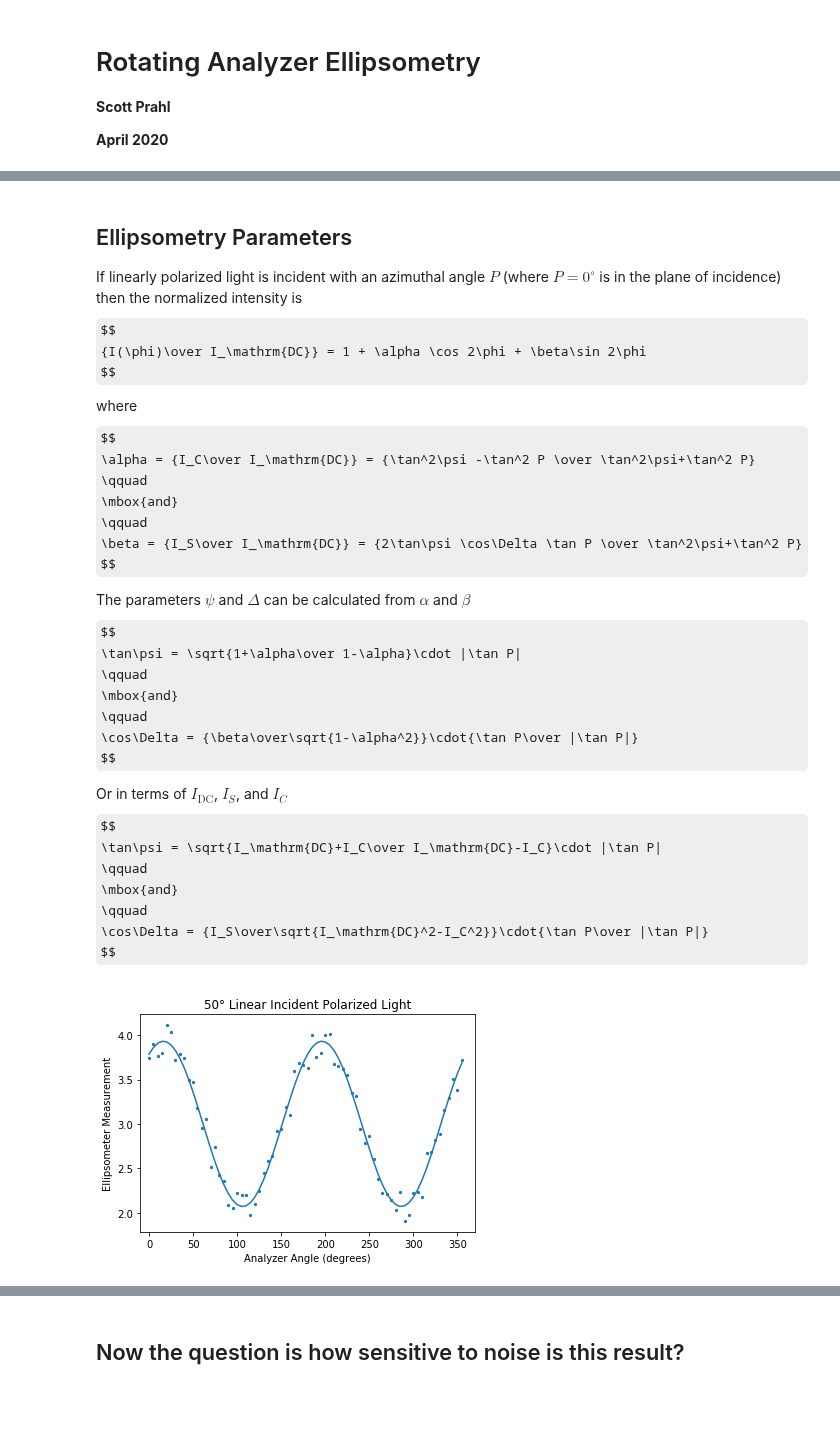
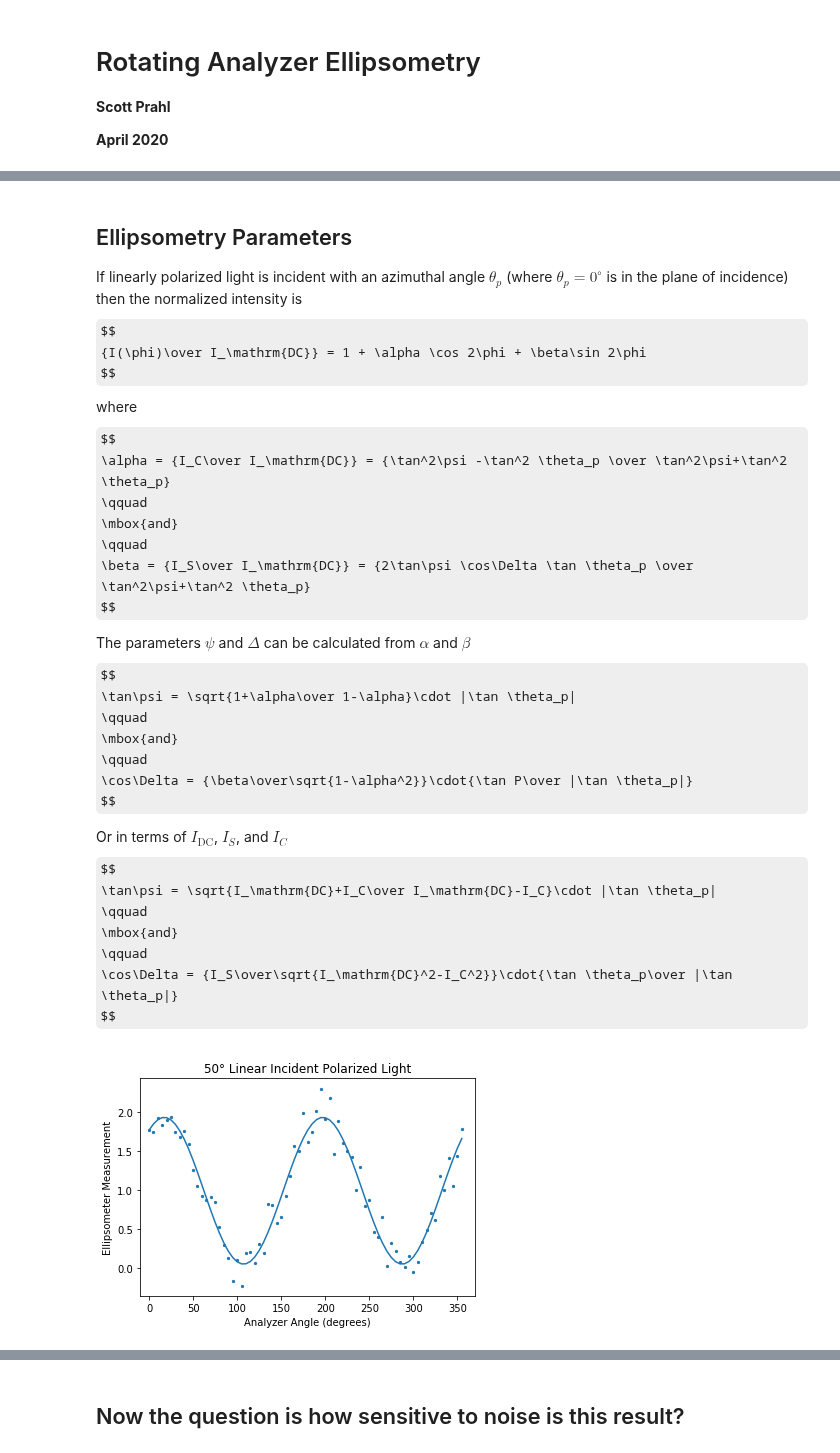
Before and after one commit to scottprahl/pypolar, a Jupyter notebook: docs/10c-Ellipsometry.ipynb, the cells around one changed output, grey strips where cells are left out. Drawn from its saved outputs; the diff is of its cells as text; code cells hidden in the pictures; some formulas as TeX source; blank space fills up the shorter version.

```diff
--- a/docs/10c-Ellipsometry.ipynb
+++ b/docs/10c-Ellipsometry.ipynb
@@ -114,62 +122,60 @@ I_C  expected=0.500000 obtained=0.502510
 # %% [markdown]
 ## Ellipsometry Parameters
 
-If linearly polarized light is incident with an azimuthal angle $P$
-(where $P=0^\circ$ is in the plane of incidence) then
+If linearly polarized light is incident with an azimuthal angle $\theta_p$
+(where $\theta_p=0^\circ$ is in the plane of incidence) then
 the normalized intensity is
 $$
 {I(\phi)\over I_\mathrm{DC}} = 1 + \alpha \cos 2\phi + \beta\sin 2\phi
 $$
 where
 $$
-\alpha = {I_C\over I_\mathrm{DC}} = {\tan^2\psi -\tan^2 P \over \tan^2\psi+\tan^2 P}
+\alpha = {I_C\over I_\mathrm{DC}} = {\tan^2\psi -\tan^2 \theta_p \over \tan^2\psi+\tan^2 \theta_p}
 \qquad
 \mbox{and}
 \qquad
-\beta = {I_S\over I_\mathrm{DC}} = {2\tan\psi \cos\Delta \tan P \over \tan^2\psi+\tan^2 P}
+\beta = {I_S\over I_\mathrm{DC}} = {2\tan\psi \cos\Delta \tan \theta_p \over \tan^2\psi+\tan^2 \theta_p}
 $$
 
 The parameters $\psi$ and $\Delta$ can be calculated from $\alpha$ and $\beta$
 $$
-\tan\psi = \sqrt{1+\alpha\over 1-\alpha}\cdot |\tan P|
+\tan\psi = \sqrt{1+\alpha\over 1-\alpha}\cdot |\tan \theta_p|
 \qquad
 \mbox{and}
 \qquad
-\cos\Delta = {\beta\over\sqrt{1-\alpha^2}}\cdot{\tan P\over |\tan P|}
+\cos\Delta = {\beta\over\sqrt{1-\alpha^2}}\cdot{\tan P\over |\tan \theta_p|}
 $$
 
 Or in terms of $I_\mathrm{DC}$, $I_S$, and $I_C$
 $$
-\tan\psi = \sqrt{I_\mathrm{DC}+I_C\over I_\mathrm{DC}-I_C}\cdot |\tan P|
+\tan\psi = \sqrt{I_\mathrm{DC}+I_C\over I_\mathrm{DC}-I_C}\cdot |\tan \theta_p|
 \qquad
 \mbox{and}
 \qquad
-\cos\Delta = {I_S\over\sqrt{I_\mathrm{DC}^2-I_C^2}}\cdot{\tan P\over |\tan P|}
+\cos\Delta = {I_S\over\sqrt{I_\mathrm{DC}^2-I_C^2}}\cdot{\tan \theta_p\over |\tan \theta_p|}
 $$
 # %%
-# produce normalized signal for Delta and tanpsi
-def ellipsometer_signal(phi,Delta,tanpsi,P):
-    sig = (tanpsi**2-np.tan(P)**2) * np.cos(2*phi)
-    sig += 2*tanpsi*np.cos(Delta)*np.tan(P)*np.sin(2*phi)
-    sig /= tanpsi**2+np.tan(P)**2
-    return 1+sig
+# create signal
+theta_p=np.radians(50)
+signal = ell.rotating_analyzer_signal(phi, 1, 0.5, 0.8, 0.2)
+scale_factor = signal.mean()
 
-P=50
-signal = fake_signal(phi, 3, 0.5, 0.8, 0.2)
-scale_factor = signal.mean()
-Delta,tanpsi = fresnel.ellipsometry_parameters(phi, signal, P*np.pi/180)
-fitted_signal = scale_factor*ellipsometer_signal(phi,Delta,tanpsi,P*np.pi/180)
+# analyze signal
+rho = ell.rho_from_rotating_analyzer_data(phi, signal, theta_p)
+norm_signal = ell.rotating_analyzer_signal_from_rho(phi,rho,theta_p)
+fitted_signal = scale_factor*norm_signal
 
+# display data and fit
 plt.scatter(degrees,signal,s=5)
 plt.plot(degrees,fitted_signal)
 
 plt.xlabel("Analyzer Angle (degrees)")
 plt.ylabel("Ellipsometer Measurement")
-plt.title("%d° Linear Incident Polarized Light" % P)
+plt.title("%d° Linear Incident Polarized Light" % np.degrees(theta_p))
 plt.xlim(-10,370)
 plt.show()
 # %% [output]
-[figure, old version]
+[figure, new version]
 # %% [markdown]
 ## Expected Signal Based on Fresnel Reflection
 
```
Also changed, not shown: parts of 4 cells of this notebook.
